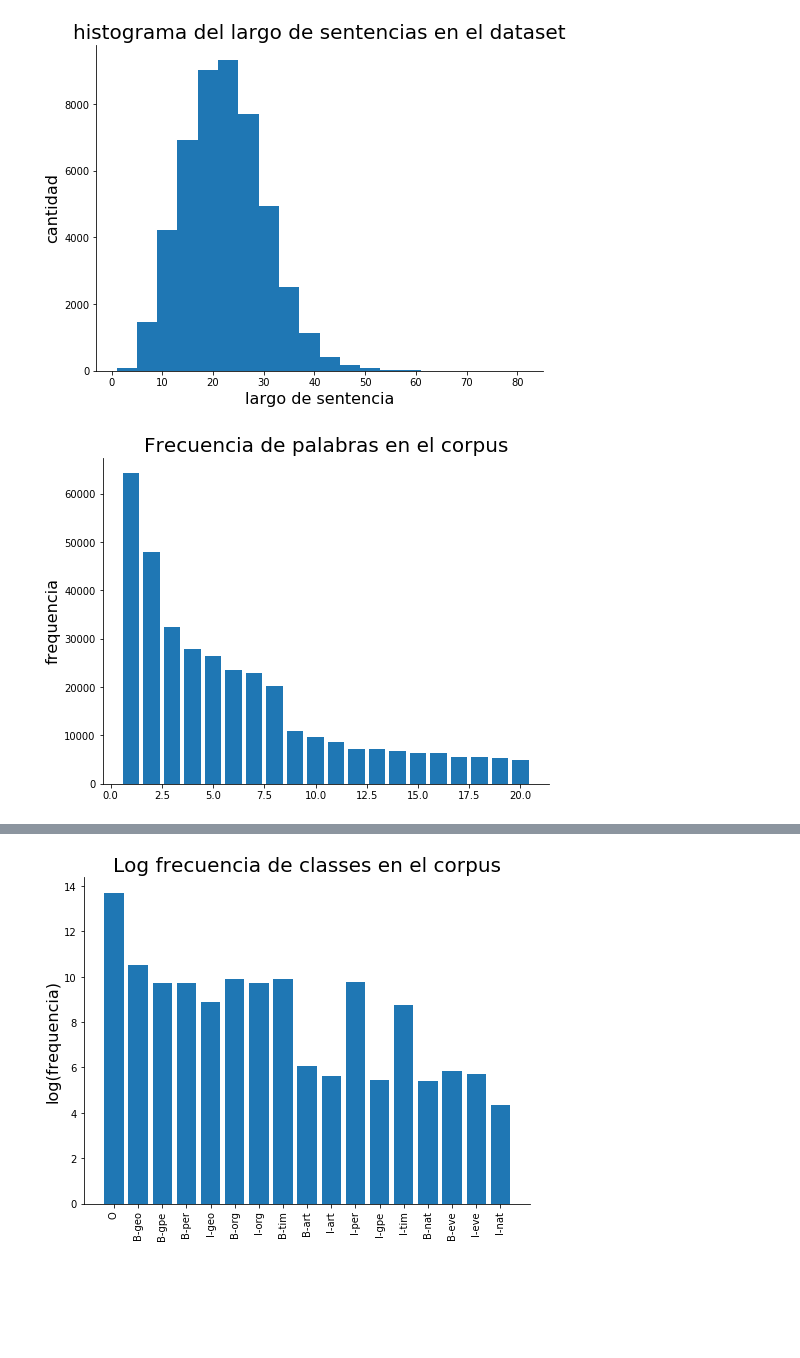
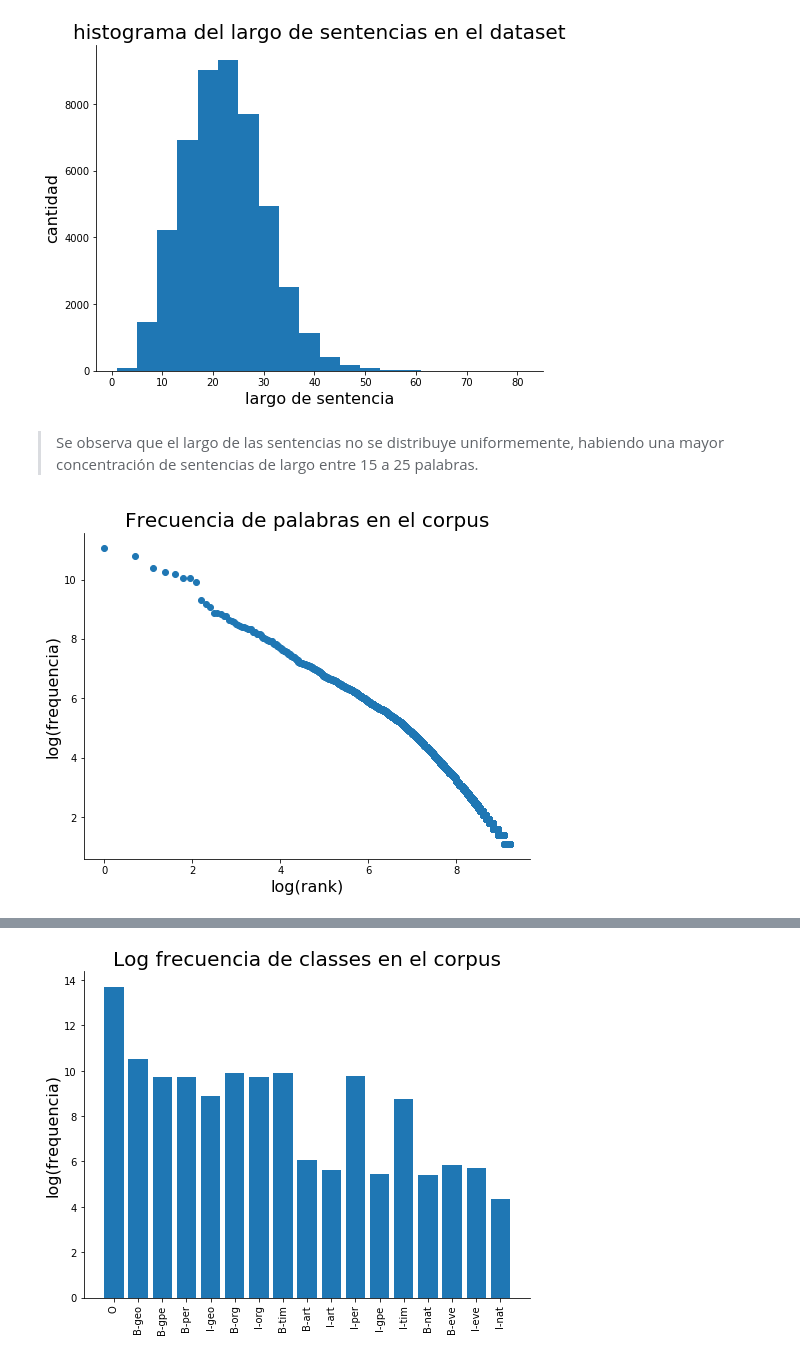
Before and after one commit to Autopawn/ann-tarea3, a Jupyter notebook: tarea3_parte1.ipynb, the cells around one changed output, grey strips where cells are left out. Cells and saved outputs as stored; diff of their text form; code cells hidden in the pictures; blank space fills up the shorter version.

```diff
--- a/tarea3_parte1.ipynb
+++ b/tarea3_parte1.ipynb
@@ -150,24 +194,27 @@ plt.title('histograma del largo de sentencias en el dataset', fontsize=20)
 plt.show()
 # %% [output]
 [figure]
+# %% [markdown]
+> Se observa que el largo de las sentencias no se distribuye uniformemente, habiendo una mayor concentración de sentencias de largo entre 15 a 25 palabras.
 # %%
 plt.figure(figsize=(8,6))
 ax =plt.subplot(111)
 x = np.arange(50)
-plt.bar(np.arange(1,21),freqs[:20])
+rank = 10000
+plt.scatter(np.log(np.arange(1,rank+1)),np.log(freqs[:rank]))
 #plt.plot(recall)
 ax.spines["top"].set_visible(False)
 ax.spines["right"].set_visible(False)
 
 ax.get_xaxis().tick_bottom()
 ax.get_yaxis().tick_left()
 
-plt.ylabel("frequencia", fontsize=16)
-#plt.xlabel("largo de sentencia", fontsize=16)
+plt.ylabel("log(frequencia)", fontsize=16)
+plt.xlabel("log(rank)", fontsize=16)
 #plt.xlim(0,len(signal)+24)
 #plt.ylim(-0.1,1.1)
 plt.title('Frecuencia de palabras en el corpus', fontsize=20)
 
 plt.show()
 # %% [output]
-[figure, old version]
+[figure, new version]
```
Also changed, not shown: parts of 128 cells of this notebook, 2 other files.
